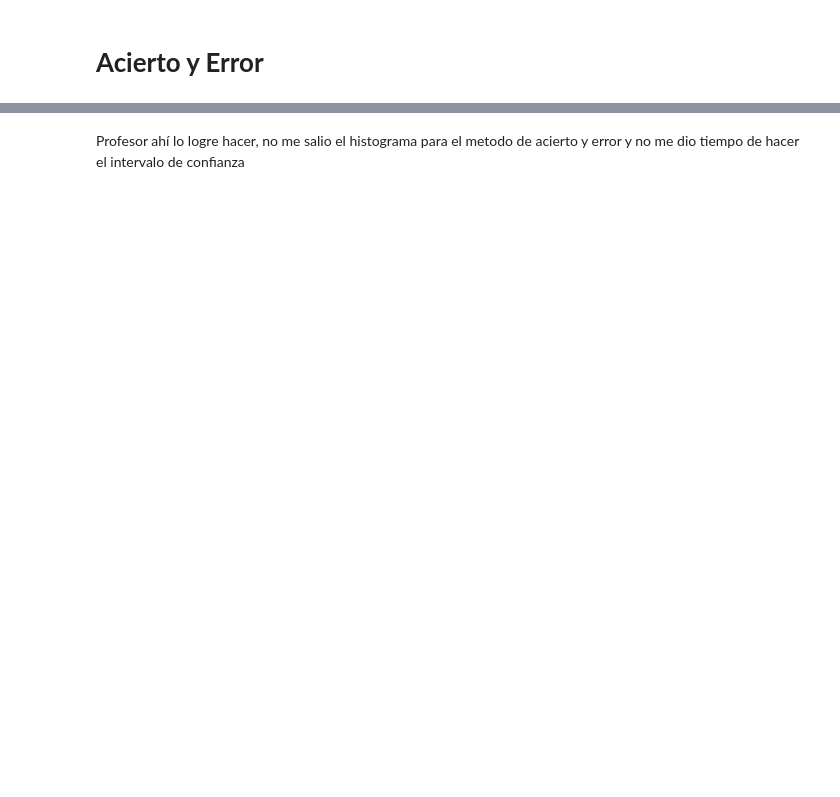
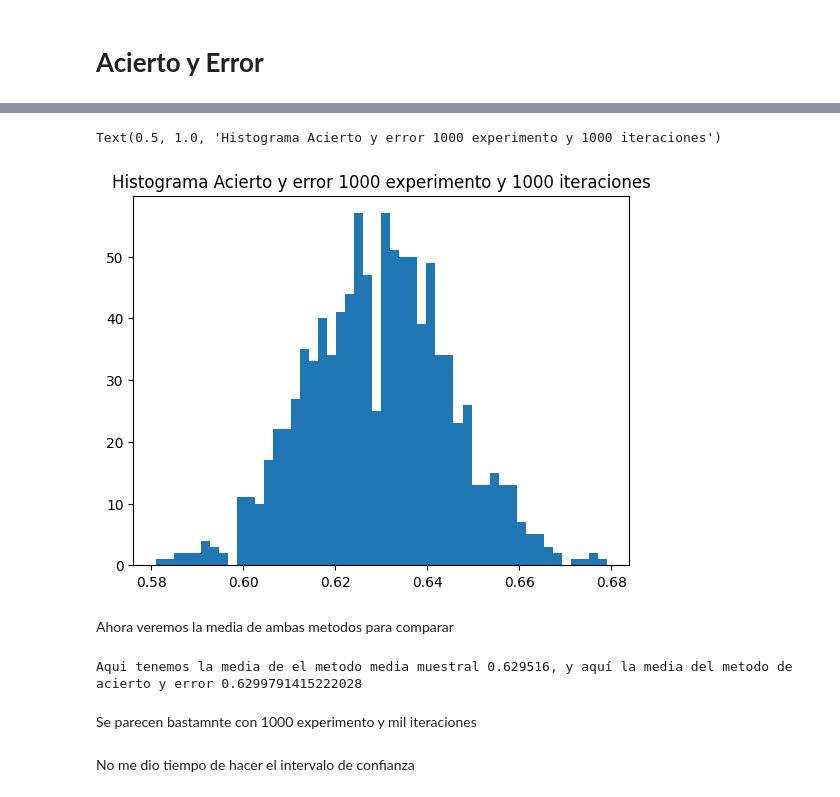
Before and after one commit to ManuelGDS/Simulacion-1, a Jupyter notebook: MC_y_AciertoyErrorsqrt(arctan(x)).ipynb, the cells around one changed output, grey strips where cells are left out. Cells and saved outputs as stored; diff of their text form; code cells hidden in the pictures; blank space fills up the shorter version.

```diff
--- a/MC_y_AciertoyErrorsqrt(arctan(x)).ipynb
+++ b/MC_y_AciertoyErrorsqrt(arctan(x)).ipynb
@@ -187,0 +164,8 @@ plt.hist(Q)
+# %%
+plt.hist(Q, bins=50)
+plt.title("Histograma Acierto y error 1000 experimento y 1000 iteraciones")
+# %% [output]
+Text(0.5, 1.0, 'Histograma Acierto y error 1000 experimento y 1000 iteraciones')
+[figure, added]
+# %% [markdown]
+Ahora veremos la media de ambas metodos para comparar
@@ -188,2 +175,8 @@ plt.hist(Q)
+# %%
+print(f"Aqui tenemos la media de el metodo media muestral {mmc}, y aquí la media del metodo de acierto y error {mae}")
+# %% [output]
+Aqui tenemos la media de el metodo media muestral 0.629516, y aquí la media del metodo de acierto y error 0.6299791415222028
+# %% [markdown]
+Se parecen bastamnte con 1000 experimento y mil iteraciones
 # %% [markdown]
-Profesor ahí lo logre hacer, no me salio el histograma para el metodo de acierto y error y no me dio tiempo de hacer el intervalo de confianza
+No me dio tiempo de hacer el intervalo de confianza
```
Also changed, not shown: parts of 15 cells of this notebook.
